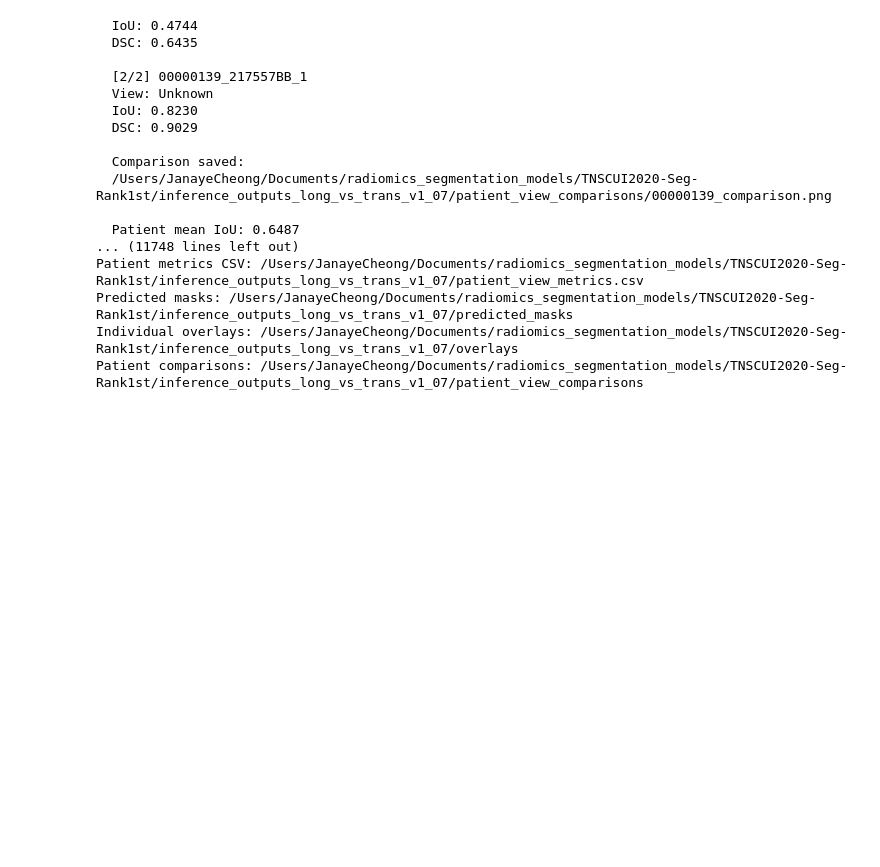
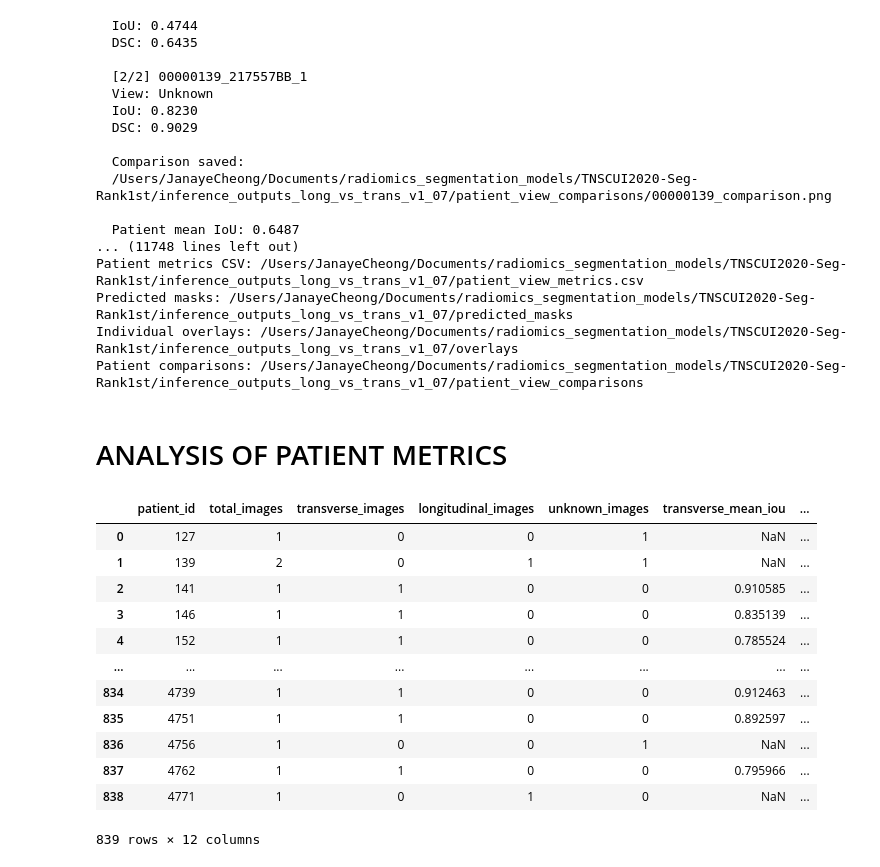
Before and after one commit to janayee-c/sgh-segmodel, a Jupyter notebook: step2to4_train_validate_inference/test_fold1_thyroidXL_transverse_longitudinal.ipynb, the cells around one changed output. Cells and saved outputs as stored; diff of their text form; code cells hidden in the pictures; blank space fills up the shorter version.

```diff
--- a/step2to4_train_validate_inference/test_fold1_thyroidXL_transverse_longitudinal.ipynb
+++ b/step2to4_train_validate_inference/test_fold1_thyroidXL_transverse_longitudinal.ipynb
@@ -2372,0 +2347,2 @@ for match in matches:
+# %% [markdown]
+# ANALYSIS OF PATIENT METRICS
@@ -2372,0 +2351,16 @@ for match in matches:
+# %%
+patient_metrics
+# %% [output]
+|  | patient_id | total_images | transverse_images | longitudinal_images | unknown_images | transverse_mean_iou | ... |
+| 0 | 127 | 1 | 0 | 0 | 1 | NaN | ... |
+| 1 | 139 | 2 | 0 | 1 | 1 | NaN | ... |
+| 2 | 141 | 1 | 1 | 0 | 0 | 0.910585 | ... |
+| 3 | 146 | 1 | 1 | 0 | 0 | 0.835139 | ... |
+| 4 | 152 | 1 | 1 | 0 | 0 | 0.785524 | ... |
+| ... | ... | ... | ... | ... | ... | ... | ... |
+| 834 | 4739 | 1 | 1 | 0 | 0 | 0.912463 | ... |
+| 835 | 4751 | 1 | 1 | 0 | 0 | 0.892597 | ... |
+| 836 | 4756 | 1 | 0 | 0 | 1 | NaN | ... |
+| 837 | 4762 | 1 | 1 | 0 | 0 | 0.795966 | ... |
+| 838 | 4771 | 1 | 0 | 1 | 0 | NaN | ... |
+839 rows × 12 columns
```
Also changed, not shown: parts of 13 cells of this notebook, 4 other files.
